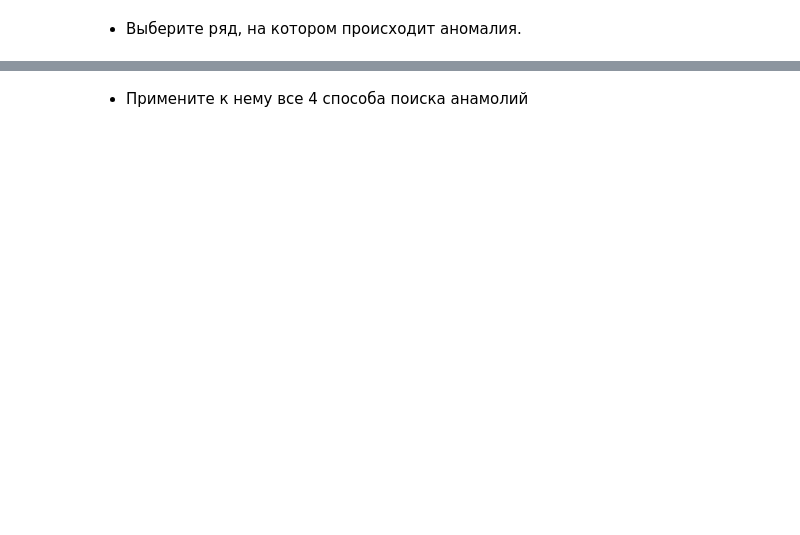
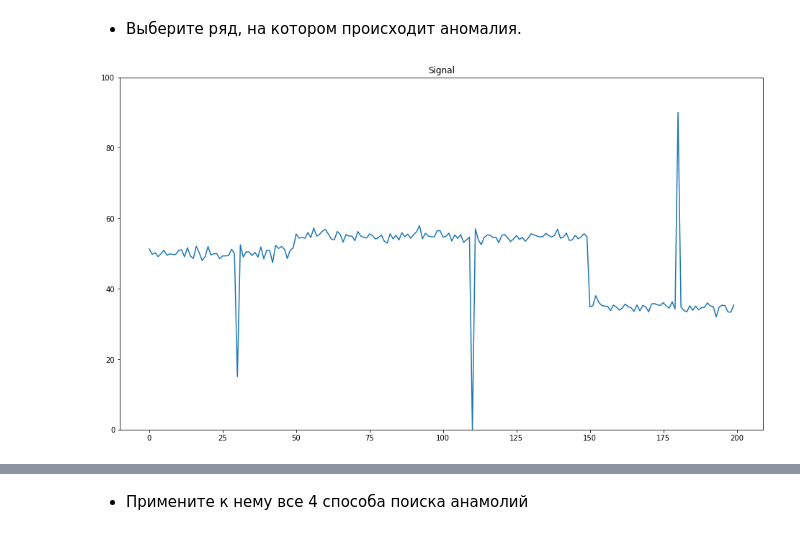
Before and after one commit to HeliosBI/AMLHW15_timeline_anomally, a Jupyter notebook: AMLHW15.ipynb, the cells around one changed output, grey strips where cells are left out. Saved outputs shown, nothing was run; the diff lists cells and outputs as text; code cells hidden in the pictures; blank space fills up the shorter version.

```diff
--- a/AMLHW15.ipynb
+++ b/AMLHW15.ipynb
@@ -6,3 +6,4 @@ import pandas as pd
 import numpy as np
 
 %matplotlib inline
+plt.rcParams["figure.figsize"] = (16,9)
@@ -8,0 +13,13 @@ import numpy as np
+# %%
+signal = np.random.normal(scale=1, size=200)
+signal[:50] += 50; signal[50:] += 55; signal[150:] -= 20
+signal[30] = 15
+signal[110] = 0
+signal[180] = 90
+
+plt.plot(signal)
+plt.ylim(0,100)
+plt.title("Signal")
+plt.show()
+# %% [output]
+[figure, added]
```
Also changed, not shown: parts of 16 cells of this notebook.
